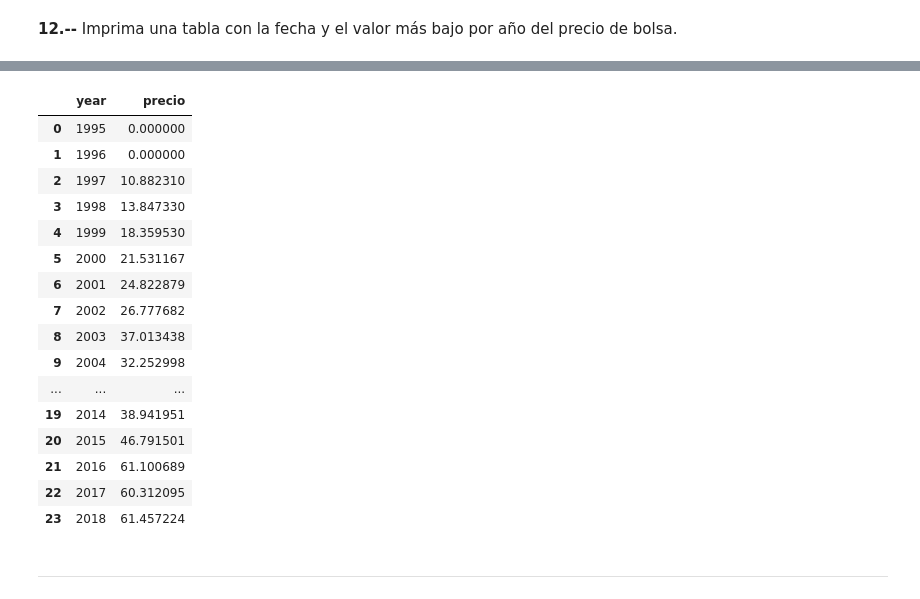
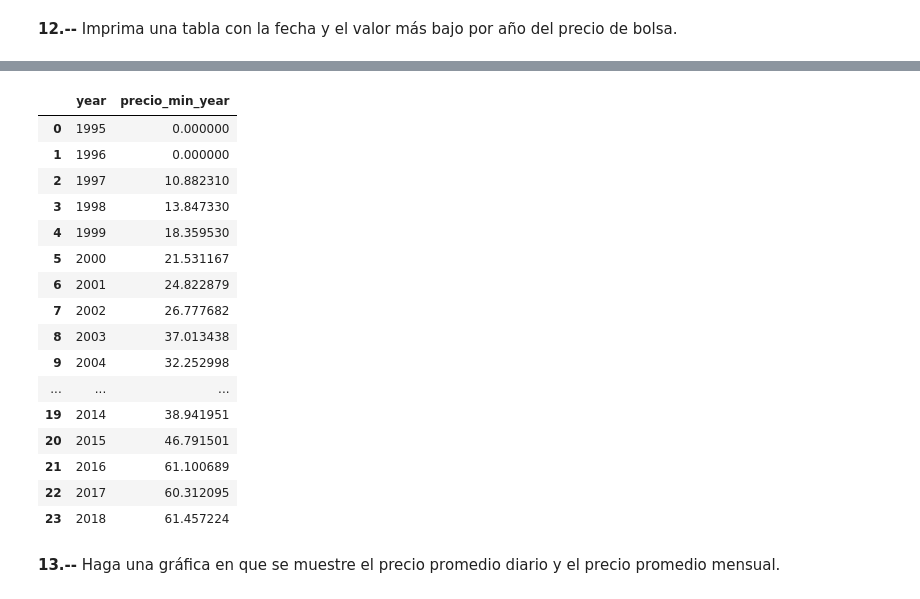
Before and after one commit to cda-2019-01/lab-analisis-exploratorio-de-datos-linagrajales, a Jupyter notebook: LAB-precios-electricidad.ipynb, the cells around one changed output, grey strips where cells are left out. Drawn from its saved outputs; the diff is of its cells as text; code cells hidden in the pictures.

```diff
--- a/LAB-precios-electricidad.ipynb
+++ b/LAB-precios-electricidad.ipynb
@@ -185,8 +182,6 @@ prom_mes.plot(x='month', y=['precio_max','precio_prom'] , title='Precio max/prom
 # %% [markdown]
 **9.--** Haga un histograma que muestre a que horas se produce el máximo precio diario para los días laborales.
 # %%
-df1['precio'] = df1['precio'].astype(float)
-df1['fecha'] = pd.to_datetime(df1['fecha'])
 df1['hora'] = df1['hora'].astype(int)
 df1['día'] = df1['fecha'].dt.day_name()
 df1.head()
@@ -299,8 +283,9 @@ df1.head()
 # %%
 min_precio_year = df1.groupby('year').min()['precio'].reset_index()
+min_precio_year = min_precio_year.rename(columns={'precio':'precio_min_year'})
 min_precio_year
 # %% [output]
-|  | year | precio |
+|  | year | precio_min_year |
 | 0 | 1995 | 0.000000 |
 | 1 | 1996 | 0.000000 |
 | 2 | 1997 | 10.882310 |
@@ -317,5 +302,5 @@ min_precio_year
 | 21 | 2016 | 61.100689 |
 | 22 | 2017 | 60.312095 |
 | 23 | 2018 | 61.457224 |
-# %% [markdown]
----
+# %% [markdown]
+**13.--** Haga una gráfica en que se muestre el precio promedio diario y el precio promedio mensual.
```
Also changed, not shown: parts of 17 cells of this notebook.
